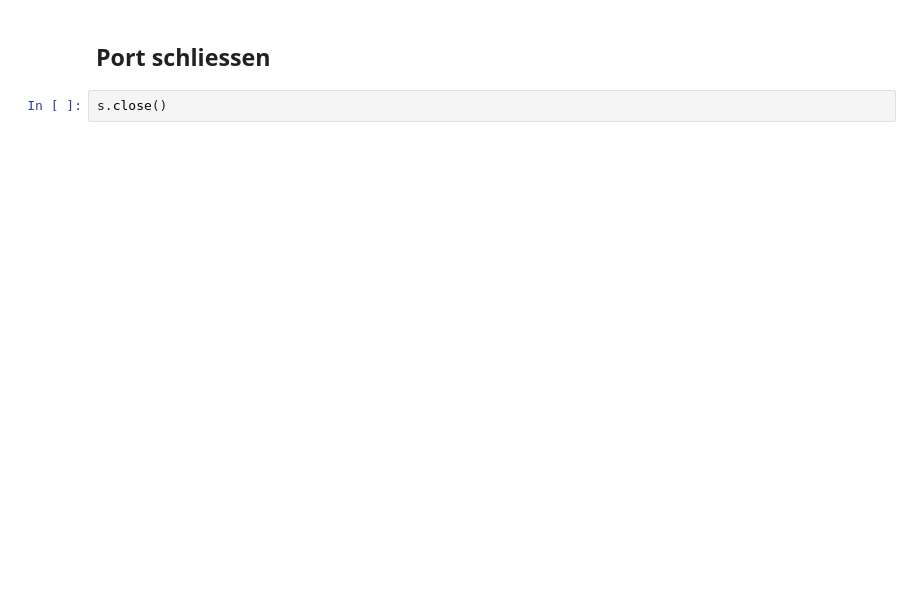
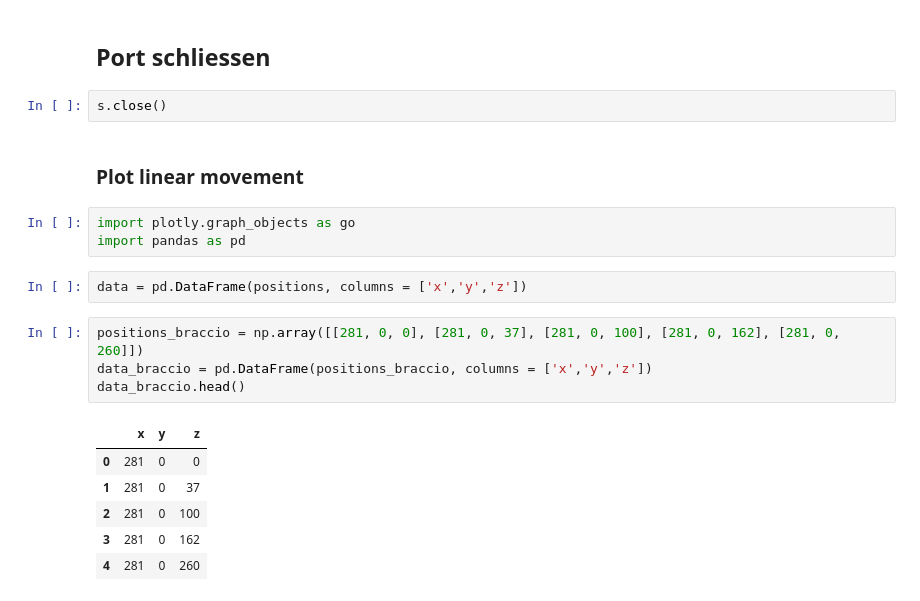
Before and after one commit to Timon0/robo, a Jupyter notebook: K1/LinearMovement.ipynb, the cells around one changed output. Drawn from its saved outputs; the diff is of its cells as text; blank space fills up the shorter version.

```diff
--- a/K1/LinearMovement.ipynb
+++ b/K1/LinearMovement.ipynb
@@ -190,3 +214,21 @@ print(joints[0])
 ## Port schliessen
 # %%
 s.close()
+# %% [markdown]
+### Plot linear movement
+# %%
+import plotly.graph_objects as go
+import pandas as pd
+# %%
+data = pd.DataFrame(positions, columns = ['x','y','z'])
+# %%
+positions_braccio = np.array([[281, 0, 0], [281, 0, 37], [281, 0, 100], [281, 0, 162], [281, 0, 260]])
+data_braccio = pd.DataFrame(positions_braccio, columns = ['x','y','z'])
+data_braccio.head()
+# %% [output]
+|  | x | y | z |
+| 0 | 281 | 0 | 0 |
+| 1 | 281 | 0 | 37 |
+| 2 | 281 | 0 | 100 |
+| 3 | 281 | 0 | 162 |
+| 4 | 281 | 0 | 260 |
```
Also changed, not shown: parts of 12 cells of this notebook, 8 other files.
